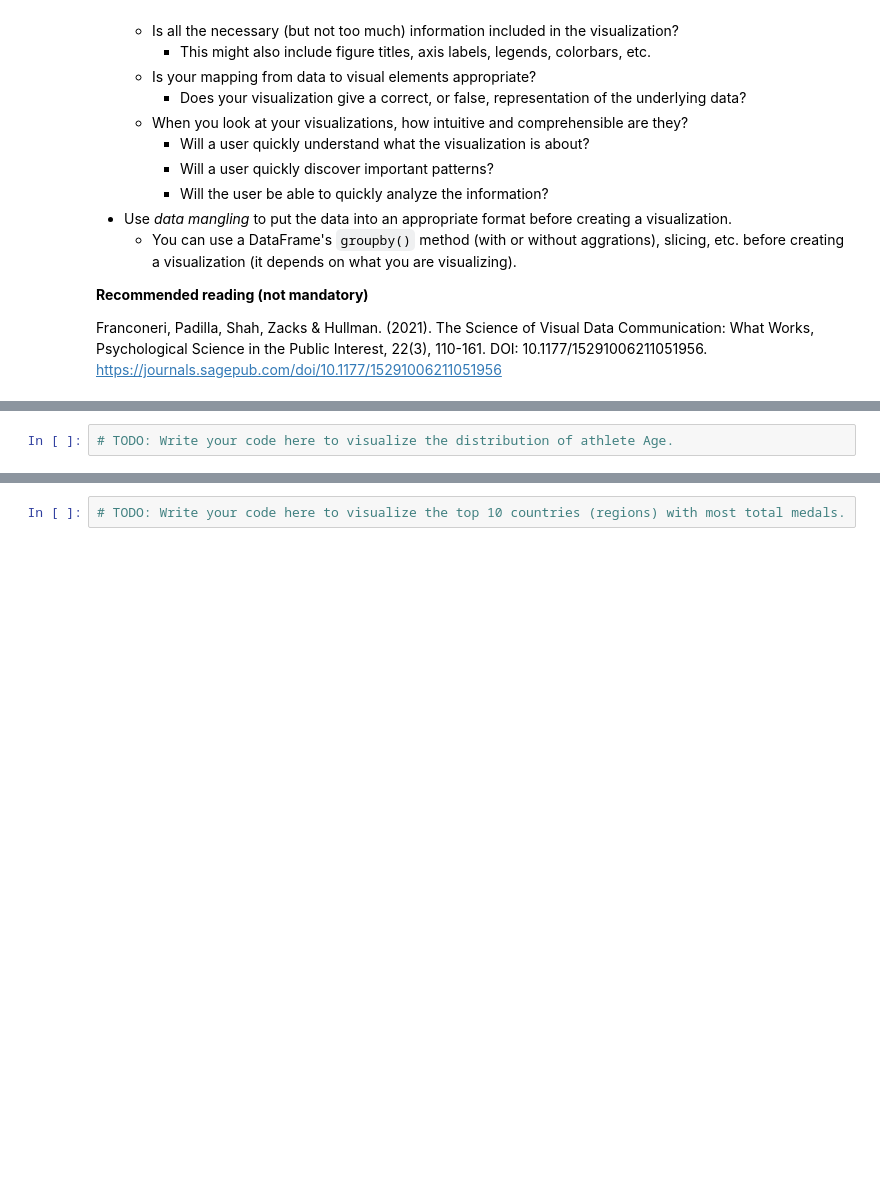
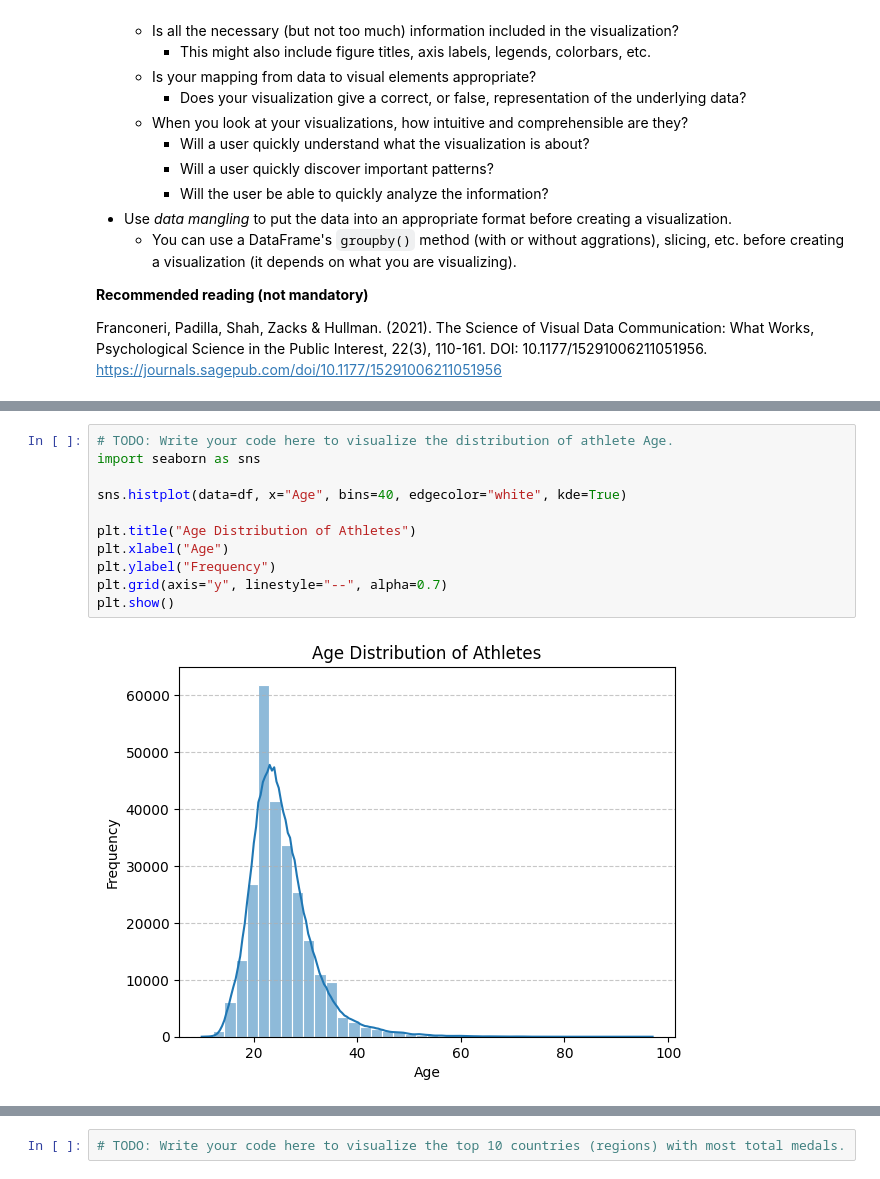
Before and after one commit to 05c4r-1337/DataVisAssignment, a Jupyter notebook: assignment.ipynb, the cells around one changed output, grey strips where cells are left out. Saved outputs shown, nothing was run; the diff lists cells and outputs as text; blank space fills up the shorter version.

```diff
--- a/assignment.ipynb
+++ b/assignment.ipynb
@@ -630,6 +728,17 @@ Create a visualization showing the athlete Age distribution (counts, frequencies
 </details>
 # %%
 # TODO: Write your code here to visualize the distribution of athlete Age.
+import seaborn as sns
+
+sns.histplot(data=df, x="Age", bins=40, edgecolor="white", kde=True)
+
+plt.title("Age Distribution of Athletes")
+plt.xlabel("Age")
+plt.ylabel("Frequency")
+plt.grid(axis="y", linestyle="--", alpha=0.7)
+plt.show()
+# %% [output]
+[figure, added]
 # %% [markdown]
 ---
 ## Task 3.3 Visualize the Distribution of Athletes' Height
```
Also changed, not shown: parts of 16 cells of this notebook.
